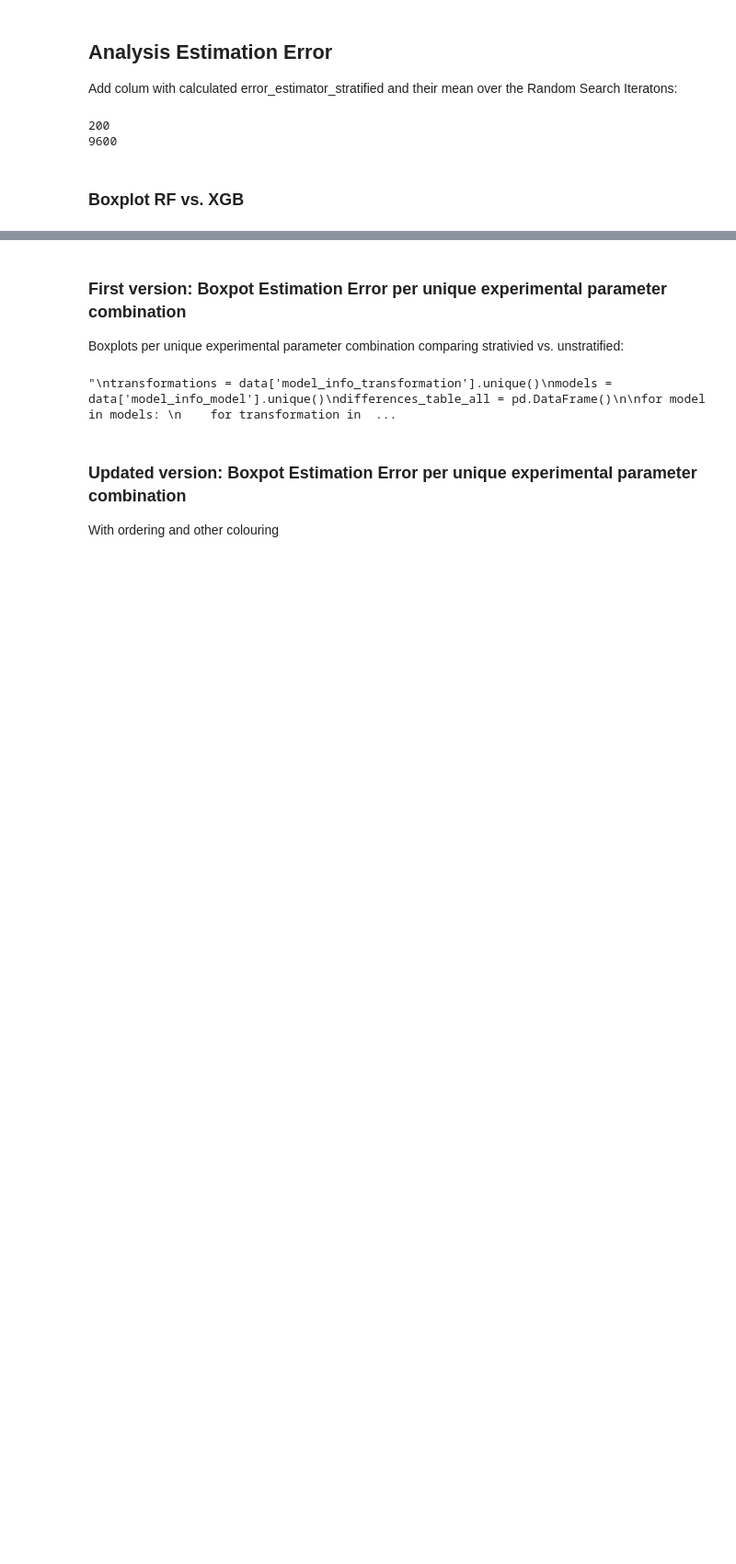
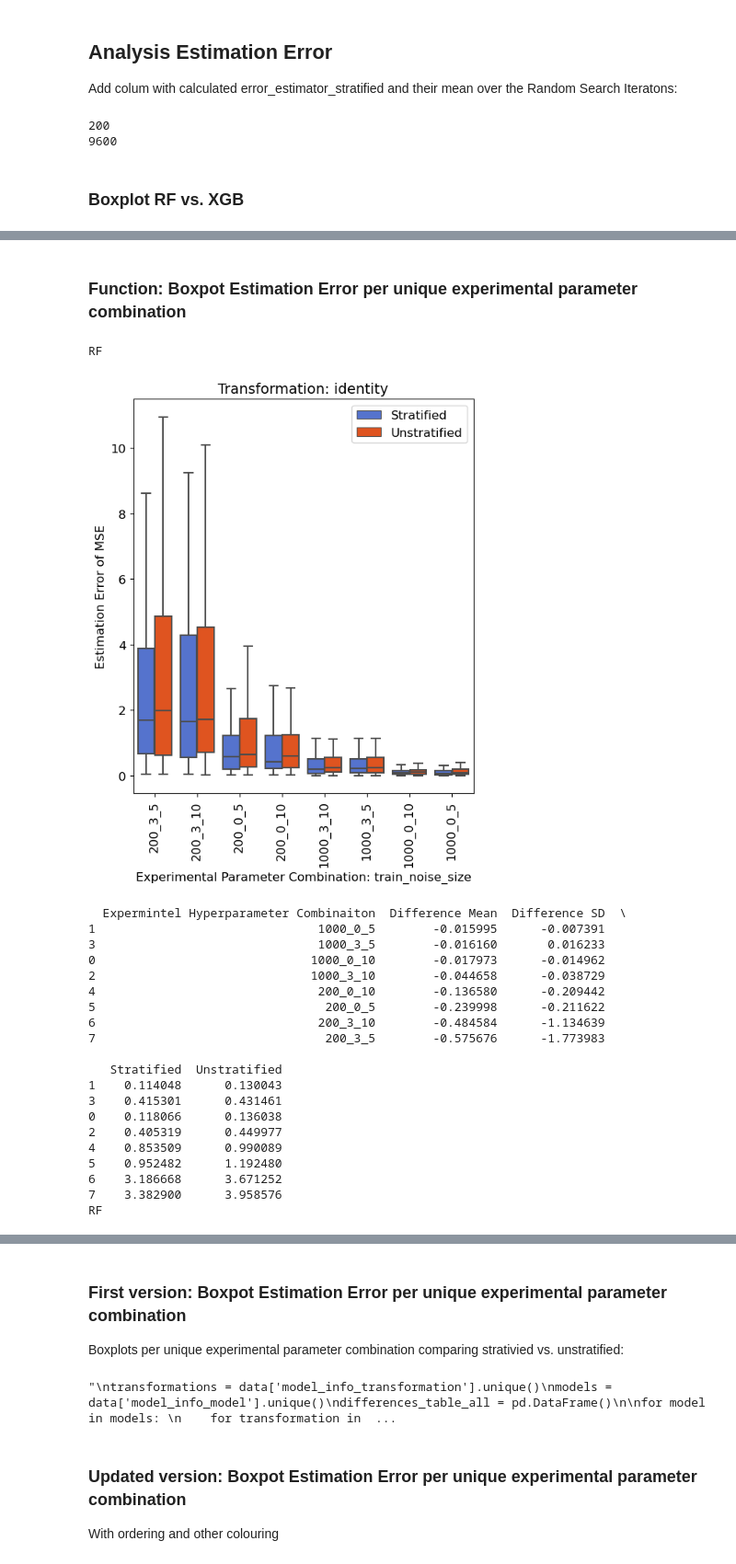
Before and after one commit to annegriddl/slds_stratification, a Jupyter notebook: Simulations/Final_Setup/Evaluation/04_Error_Estimator_json.ipynb, the cells around one changed output, grey strips where cells are left out. Shown: that part at 92% size. Drawn from its saved outputs; the diff is of its cells as text; code cells hidden in the pictures; blank space fills up the shorter version.

Commit message:
eval updates after presentation

```diff
--- a/Simulations/Final_Setup/Evaluation/04_Error_Estimator_json.ipynb
+++ b/Simulations/Final_Setup/Evaluation/04_Error_Estimator_json.ipynb
@@ -179,0 +248,41 @@ data['error_estimator_mean_unstratified'] = data['error_estimator_unstratified']
+# %% [markdown]
+### Function: Boxpot Estimation Error per unique experimental parameter combination
+# %%
+transformations = data['model_info_transformation'].unique()
+models = data['model_info_model'].unique()
+difference_overview_detailed = pd.DataFrame()
+
+for model in models:
+    for transformation in transformations:
+        print(model)
+        # filter data for transformation and model
+        data_filtered = data[(data['model_info_transformation'] == transformation) & (data['model_info_model'] == model)]
+        # plot
+        differences_table_all = plot_eval(value_vars= ['error_estimator_mean_stratified', 'error_estimator_mean_unstratified'] ,
+                                           value_name = 'Estimation Error of MSE',
+                                           data = data_filtered, model_vars_title = '_'.join(model_vars_title),
+                                           transformation = transformation, model = model, figsize = (6, 7))
+        difference_overview_detailed = pd.concat([difference_overview_detailed, differences_table_all]).reset_index(drop=True)
+# %% [output]
+RF
+[figure, added]
+  Expermintel Hyperparameter Combinaiton  Difference Mean  Difference SD  \
+1                               1000_0_5        -0.015995      -0.007391
+3                               1000_3_5        -0.016160       0.016233
+0                              1000_0_10        -0.017973      -0.014962
+2                              1000_3_10        -0.044658      -0.038729
+4                               200_0_10        -0.136580      -0.209442
+5                                200_0_5        -0.239998      -0.211622
+6                               200_3_10        -0.484584      -1.134639
+7                                200_3_5        -0.575676      -1.773983
+
+   Stratified  Unstratified
+1    0.114048      0.130043
+3    0.415301      0.431461
+0    0.118066      0.136038
+2    0.405319      0.449977
+4    0.853509      0.990089
+5    0.952482      1.192480
+6    3.186668      3.671252
+7    3.382900      3.958576
+RF
```
Also changed, not shown: parts of 22 cells of this notebook, 6 other files.
